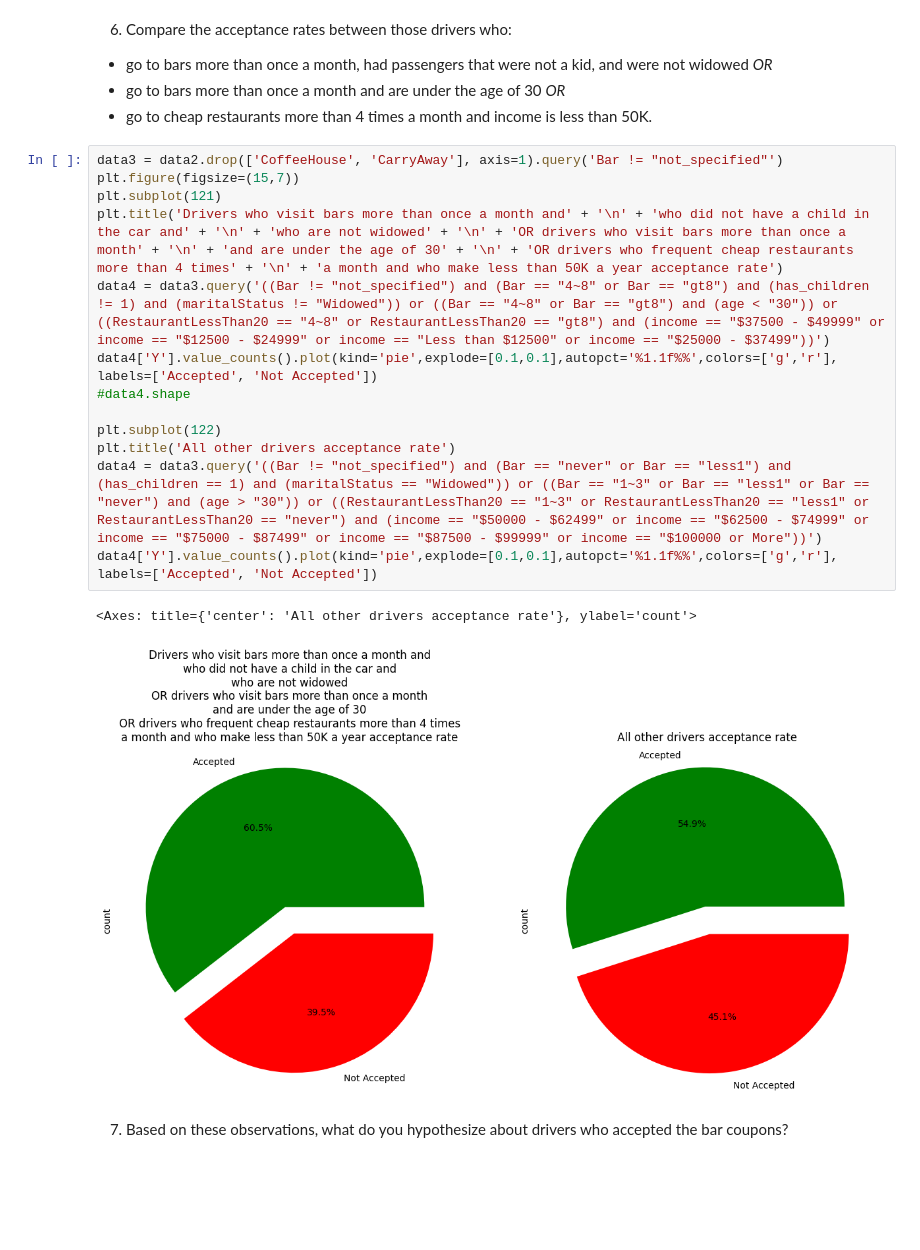
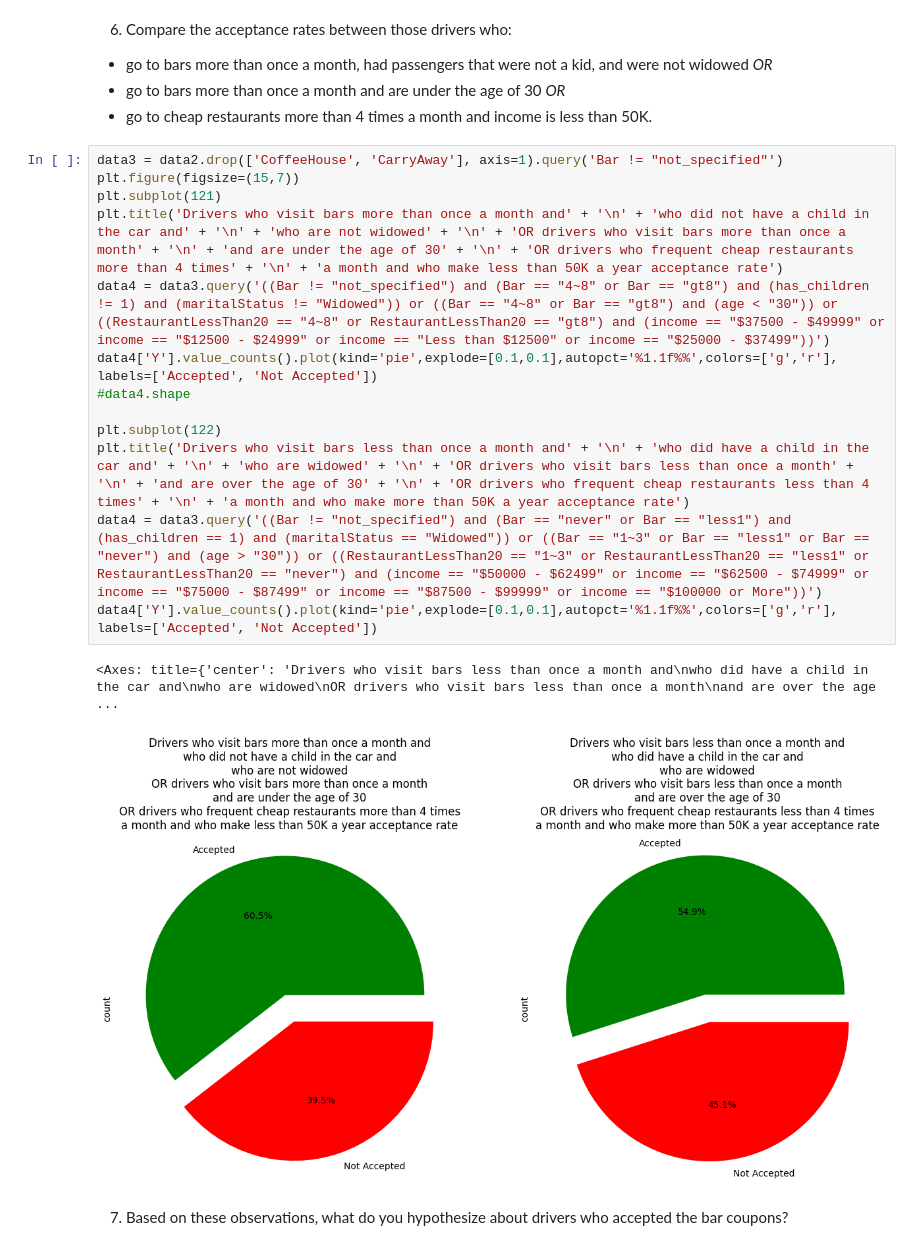
Before and after one commit to lululemon33/sent_coupon_acceptance, a Jupyter notebook: Will_the_Customer_Accept_the_Coupon.ipynb, the cells around one changed output. Saved outputs shown, nothing was run; the diff lists cells and outputs as text; blank space fills up the shorter version.

```diff
--- a/Will_the_Customer_Accept_the_Coupon.ipynb
+++ b/Will_the_Customer_Accept_the_Coupon.ipynb
@@ -287,19 +287,19 @@ data4['Y'].value_counts().plot(kind='pie',explode=[0.1,0.1],autopct='%1.1f%%',co
 # %%
 data3 = data2.drop(['CoffeeHouse', 'CarryAway'], axis=1).query('Bar != "not_specified"')
 plt.figure(figsize=(15,7))
 plt.subplot(121)
 plt.title('Drivers who visit bars more than once a month and' + '\n' + 'who did not have a child in the car and' + '\n' + 'who are not widowed' + '\n' + 'OR drivers who visit bars more than once a month' + '\n' + 'and are under the age of 30' + '\n' + 'OR drivers who frequent cheap restaurants more than 4 times' + '\n' + 'a month and who make less than 50K a year acceptance rate')
 data4 = data3.query('((Bar != "not_specified") and (Bar == "4~8" or Bar == "gt8") and (has_children != 1) and (maritalStatus != "Widowed")) or ((Bar == "4~8" or Bar == "gt8") and (age < "30")) or ((RestaurantLessThan20 == "4~8" or RestaurantLessThan20 == "gt8") and (income == "$37500 - $49999" or income == "$12500 - $24999" or income == "Less than $12500" or income == "$25000 - $37499"))')
 data4['Y'].value_counts().plot(kind='pie',explode=[0.1,0.1],autopct='%1.1f%%',colors=['g','r'], labels=['Accepted', 'Not Accepted'])
 #data4.shape
 
 plt.subplot(122)
-plt.title('All other drivers acceptance rate')
+plt.title('Drivers who visit bars less than once a month and' + '\n' + 'who did have a child in the car and' + '\n' + 'who are widowed' + '\n' + 'OR drivers who visit bars less than once a month' + '\n' + 'and are over the age of 30' + '\n' + 'OR drivers who frequent cheap restaurants less than 4 times' + '\n' + 'a month and who make more than 50K a year acceptance rate')
 data4 = data3.query('((Bar != "not_specified") and (Bar == "never" or Bar == "less1") and (has_children == 1) and (maritalStatus == "Widowed")) or ((Bar == "1~3" or Bar == "less1" or Bar == "never") and (age > "30")) or ((RestaurantLessThan20 == "1~3" or RestaurantLessThan20 == "less1" or RestaurantLessThan20 == "never") and (income == "$50000 - $62499" or income == "$62500 - $74999" or income == "$75000 - $87499" or income == "$87500 - $99999" or income == "$100000 or More"))')
 data4['Y'].value_counts().plot(kind='pie',explode=[0.1,0.1],autopct='%1.1f%%',colors=['g','r'], labels=['Accepted', 'Not Accepted'])
 # %% [output]
-<Axes: title={'center': 'All other drivers acceptance rate'}, ylabel='count'>
+<Axes: title={'center': 'Drivers who visit bars less than once a month and\nwho did have a child in the car and\nwho are widowed\nOR drivers who visit bars less than once a month\nand are over the age ...
-[figure, old version]
+[figure, new version]
 # %% [markdown]
 7.  Based on these observations, what do you hypothesize about drivers who accepted the bar coupons?
 # %% [markdown]
```
Also changed, not shown: parts of 2 cells of this notebook.
